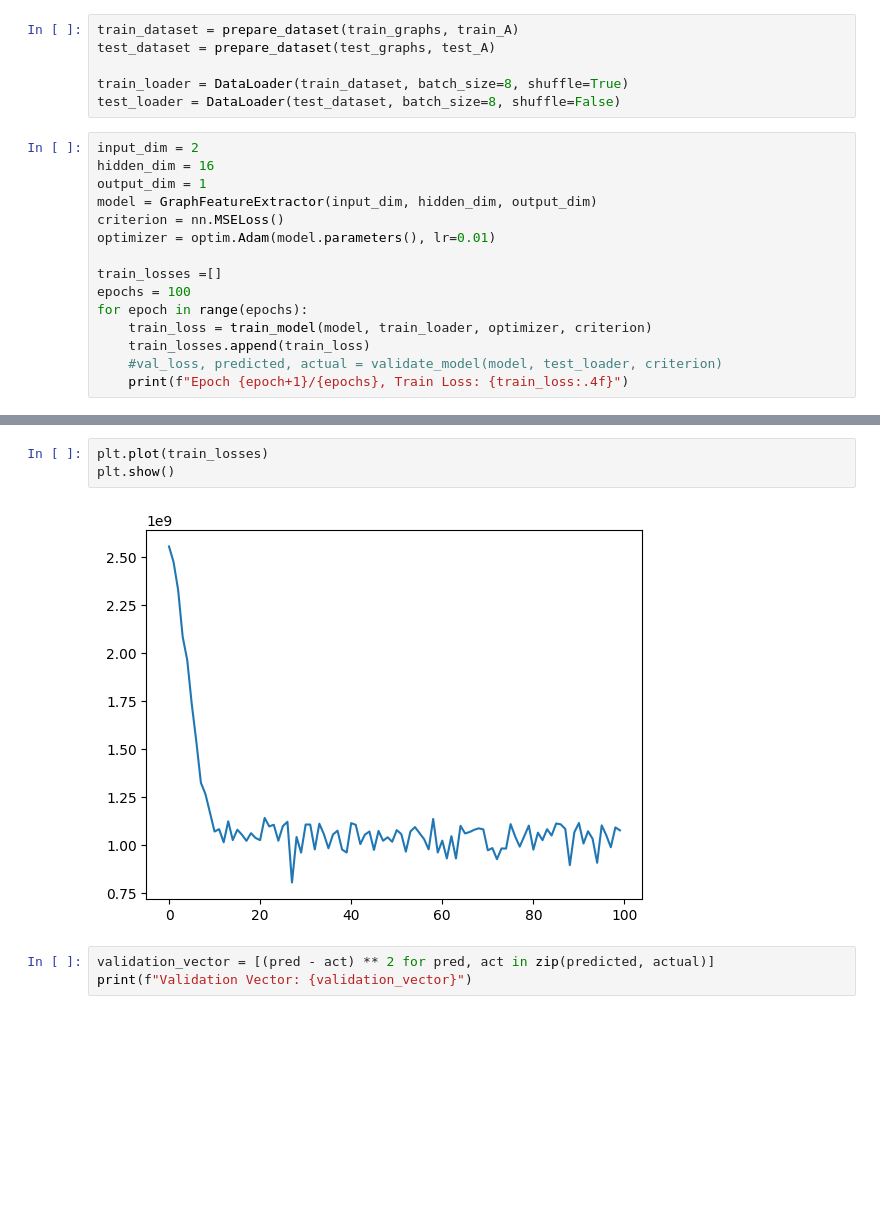
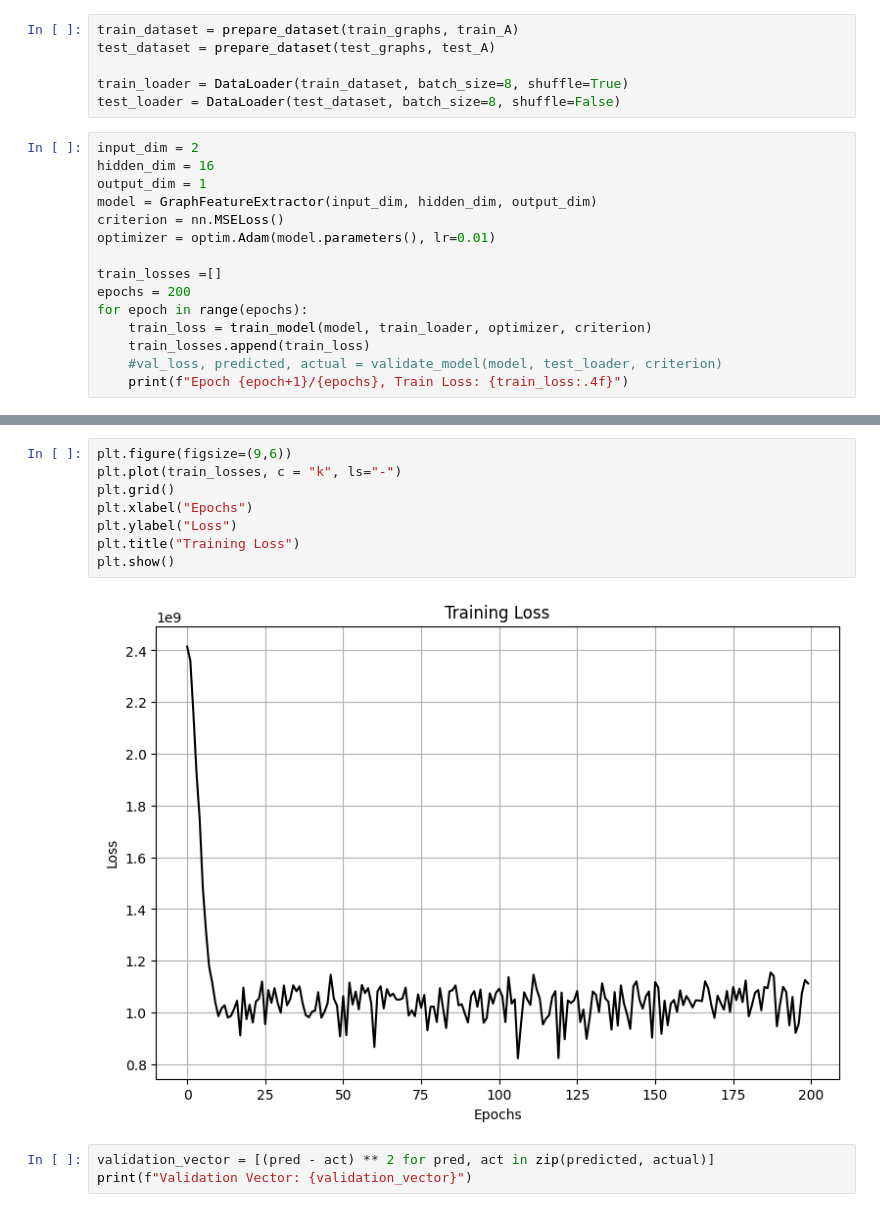
Before and after one commit to ronitd2002/QROSS-GCN-project, a Jupyter notebook: trial-notebooks/QROSS_Naive-Autoencoder.ipynb, the cells around one changed output, grey strips where cells are left out. Cells and saved outputs as stored; diff of their text form; blank space fills up the shorter version.

Commit message:
training the GCN to make a predictor model for A.

```diff
--- a/trial-notebooks/QROSS_Naive-Autoencoder.ipynb
+++ b/trial-notebooks/QROSS_Naive-Autoencoder.ipynb
@@ -706,7 +706,7 @@ criterion = nn.MSELoss()
 optimizer = optim.Adam(model.parameters(), lr=0.01)
 
 train_losses =[]
-epochs = 100
+epochs = 200
 for epoch in range(epochs):
     train_loss = train_model(model, train_loader, optimizer, criterion)
     train_losses.append(train_loss)
@@ -733,8 +733,13 @@ Epoch 100/100, Train Loss: 1076426979.5556
-# %%
-plt.plot(train_losses)
-plt.show()
-# %% [output]
-[figure, removed]
+# %%
+plt.figure(figsize=(9,6))
+plt.plot(train_losses, c = "k", ls="-")
+plt.grid()
+plt.xlabel("Epochs")
+plt.ylabel("Loss")
+plt.title("Training Loss")
+plt.show()
+# %% [output]
+[figure, added]
 # %%
 validation_vector = [(pred - act) ** 2 for pred, act in zip(predicted, actual)]
 print(f"Validation Vector: {validation_vector}")
```
Also changed, not shown: parts of 1 cell of this notebook.
